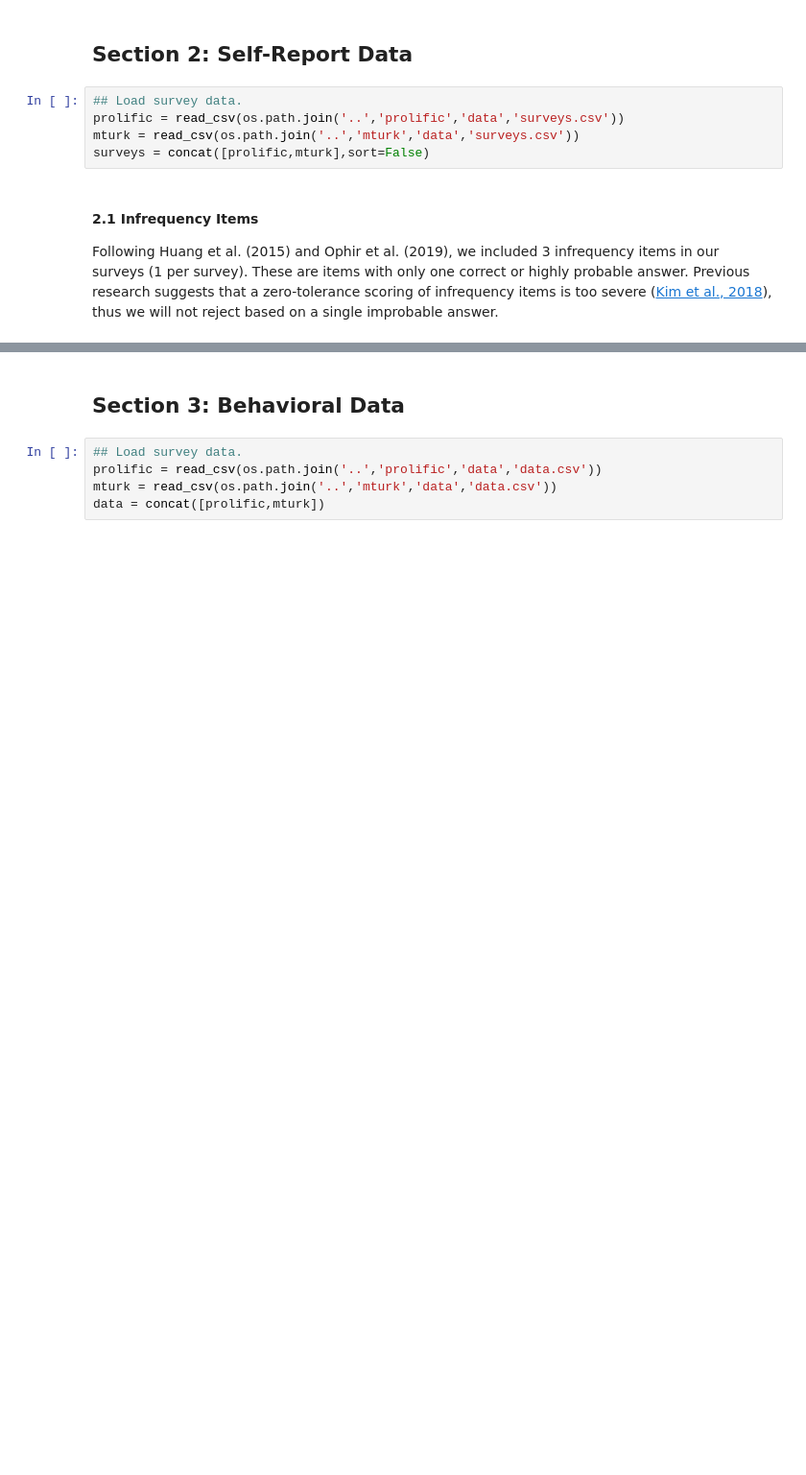
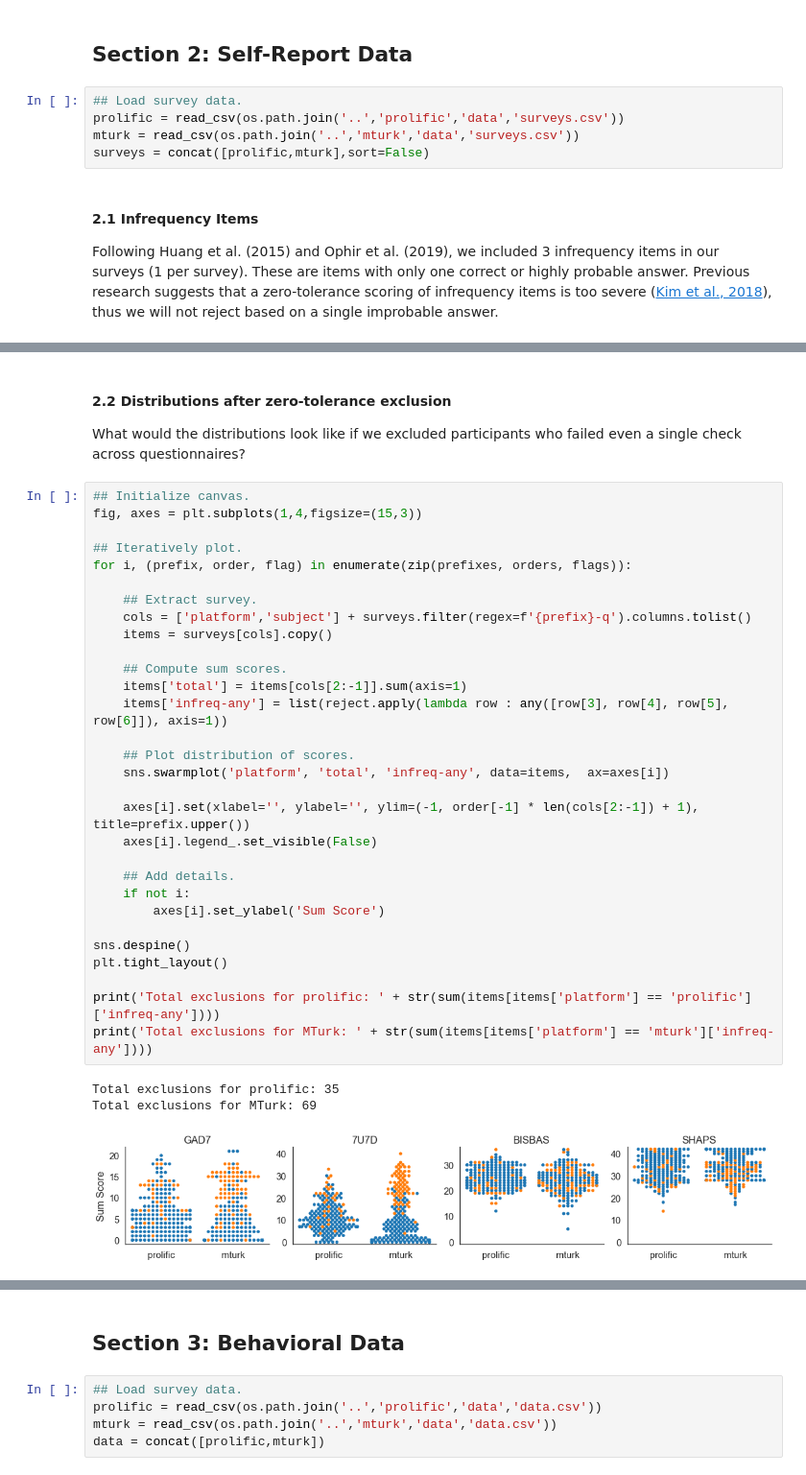
Before and after one commit to nivlab/sciops, a Jupyter notebook: notebooks/02_Quality.ipynb, the cells around one changed output, grey strips where cells are left out. Shown at 96% size. Saved outputs shown, nothing was run; the diff lists cells and outputs as text; blank space fills up the shorter version.

```diff
--- a/notebooks/02_Quality.ipynb
+++ b/notebooks/02_Quality.ipynb
@@ -107 +107,39 @@ plt.tight_layout()
+# %% [markdown]
+#### 2.2 Distributions after zero-tolerance exclusion
+
+What would the distributions look like if we excluded participants who failed even a single check across questionnaires?
+# %%
+## Initialize canvas.
+fig, axes = plt.subplots(1,4,figsize=(15,3))
+
+## Iteratively plot.
+for i, (prefix, order, flag) in enumerate(zip(prefixes, orders, flags)):
+
+    ## Extract survey.
+    cols = ['platform','subject'] + surveys.filter(regex=f'{prefix}-q').columns.tolist()
+    items = surveys[cols].copy()
+
+    ## Compute sum scores.
+    items['total'] = items[cols[2:-1]].sum(axis=1)
+    items['infreq-any'] = list(reject.apply(lambda row : any([row[3], row[4], row[5], row[6]]), axis=1))
+
+    ## Plot distribution of scores.
+    sns.swarmplot('platform', 'total', 'infreq-any', data=items,  ax=axes[i])
+
+    axes[i].set(xlabel='', ylabel='', ylim=(-1, order[-1] * len(cols[2:-1]) + 1), title=prefix.upper())
+    axes[i].legend_.set_visible(False)
+
+    ## Add details.
+    if not i:
+        axes[i].set_ylabel('Sum Score')
+
+sns.despine()
+plt.tight_layout()
+
+print('Total exclusions for prolific: ' + str(sum(items[items['platform'] == 'prolific']['infreq-any'])))
+print('Total exclusions for MTurk: ' + str(sum(items[items['platform'] == 'mturk']['infreq-any'])))
+# %% [output]
+Total exclusions for prolific: 35
+Total exclusions for MTurk: 69
+[figure, added]
 # %% [markdown]
```
Also changed, not shown: parts of 6 cells of this notebook.
